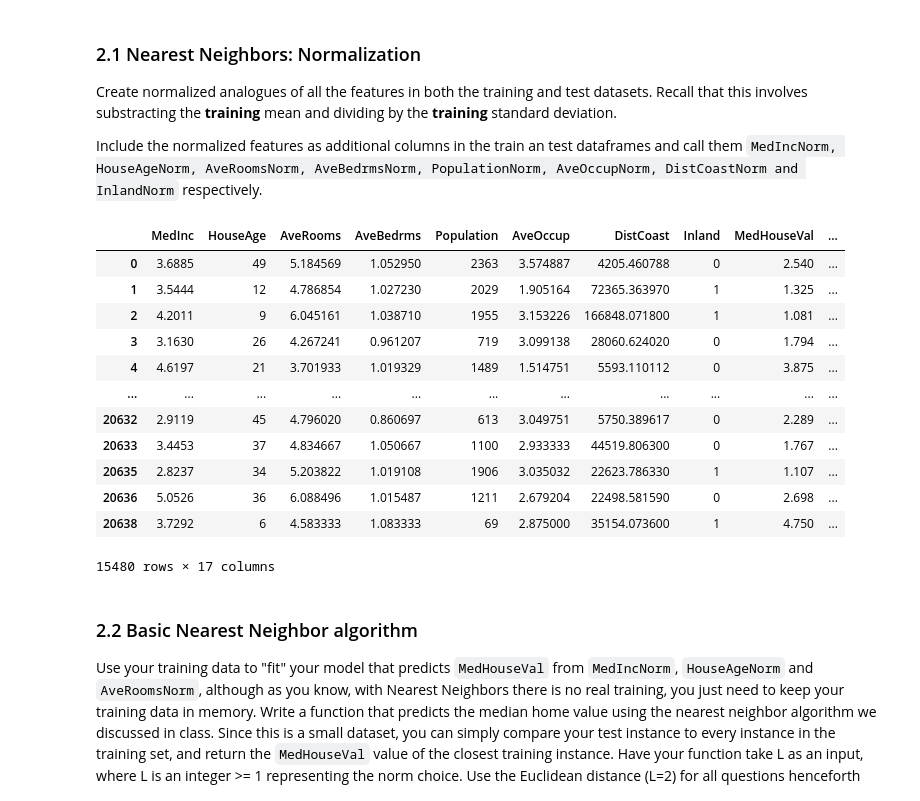
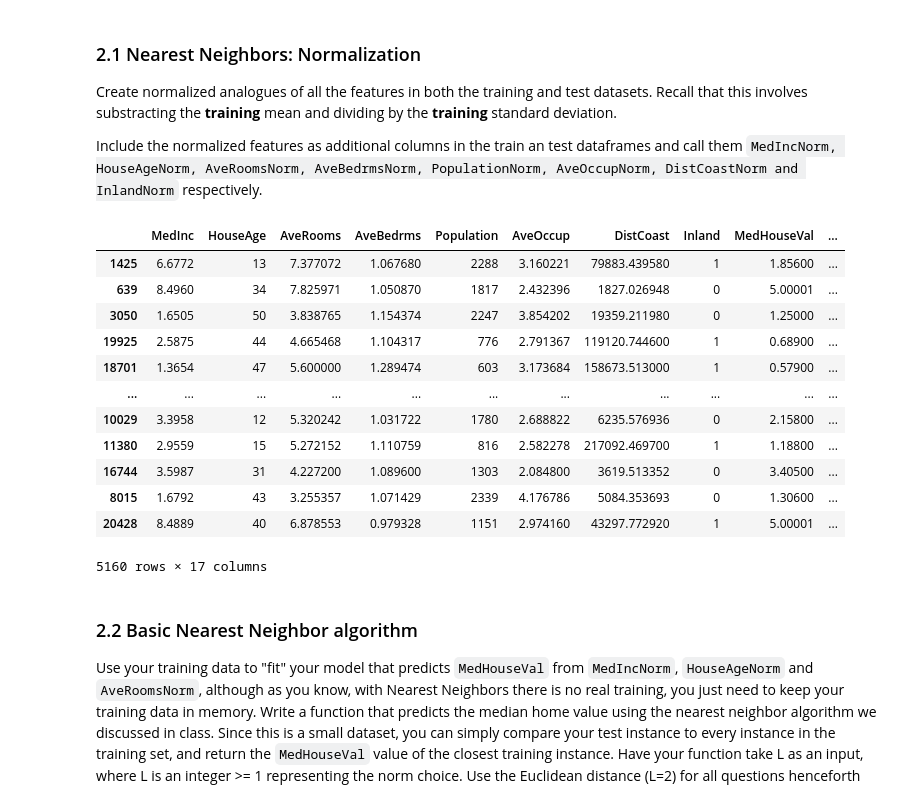
Before and after one commit to jatkins23/info251-aml-s24, a Jupyter notebook: psets/PS3/ATKINS_Jon-PS3.ipynb, the cells around one changed output. Drawn from its saved outputs; the diff is of its cells as text; code cells hidden in the pictures.

```diff
--- a/psets/PS3/ATKINS_Jon-PS3.ipynb
+++ b/psets/PS3/ATKINS_Jon-PS3.ipynb
@@ -108,11 +107,16 @@ n = len(cal_df)
 test_n = int(np.ceil(n * test_prop))
 
 indices = cal_df.index.values
+np.random.shuffle(indices)
+test_indices = indices[:test_n]
+train_indices = indices[test_n:]
 
-test_indices = np.random.choice(indices, size = test_n, replace=False)
-train_indices = np.array([i for i in indices if i not in test_indices]) # this is so slow :/
+# Shuffle ids
+# test_indices = np.random.choice(indices, size = test_n, replace=False)
+# train_indices = np.array([i for i in indices if i not in test_indices])
 
-assert np.size(test_indices) == test_n
+assert np.intersect1d(test_indices, train_indices).shape[0] == 0
+assert test_indices.shape[0] == test_n
 
 # Create actual test/train
 cal_df_test = cal_df.loc[test_indices,:]
@@ -286,25 +291,34 @@ Include the normalized features as additional columns in the train an test dataf
 `MedIncNorm, HouseAgeNorm, AveRoomsNorm, AveBedrmsNorm, PopulationNorm, AveOccupNorm, DistCoastNorm and InlandNorm` respectively.
 # %%
 # your code here
-cal_df_train__normalized = cal_df_train.apply(lambda x: (x - np.nanmean(x)) / np.nanstd(x)).rename(columns = lambda x: x + 'Norm')
+
+# Train
+cal_df_train__norm_temp = cal_df_train.apply(lambda x: (x - np.nanmean(x)) / np.nanstd(x)).rename(columns = lambda x: x + 'Norm')
 # (cal_df_train - cal_df_train.mean()) / cal_df_train.std() <- after looking it up, apparently this works too since pandas automatically applies colum-wise
-cal_df_train__with_norm = pd.merge(cal_df_train, cal_df_train__normalized, left_index=True, right_index=True)
-cal_df_train__with_norm = cal_df_train__with_norm.drop('MedHouseValNorm', axis=1)
-cal_df_train__with_norm
+cal_df_train__norm = pd.merge(cal_df_train, cal_df_train__norm_temp, left_index=True, right_index=True)
+cal_df_train__norm = cal_df_train__norm.drop('MedHouseValNorm', axis=1)
+cal_df_train__norm
+
+# Test
+cal_df_test__norm_temp = (cal_df_test - cal_df_train.mean()) / cal_df_train.std()
+cal_df_test__norm_temp = cal_df_test__norm_temp.rename(columns = lambda x: x + 'Norm')
+cal_df_test__norm = pd.merge(cal_df_test, cal_df_test__norm_temp, left_index=True, right_index=True)
+cal_df_test__norm = cal_df_test__norm.drop('MedHouseValNorm', axis=1)
+cal_df_test__norm
 # %% [output]
 |  | MedInc | HouseAge | AveRooms | AveBedrms | Population | AveOccup | DistCoast | Inland | MedHouseVal | ... |
-| 0 | 3.6885 | 49 | 5.184569 | 1.052950 | 2363 | 3.574887 | 4205.460788 | 0 | 2.540 | ... |
-| 1 | 3.5444 | 12 | 4.786854 | 1.027230 | 2029 | 1.905164 | 72365.363970 | 1 | 1.325 | ... |
-| 2 | 4.2011 | 9 | 6.045161 | 1.038710 | 1955 | 3.153226 | 166848.071800 | 1 | 1.081 | ... |
-| 3 | 3.1630 | 26 | 4.267241 | 0.961207 | 719 | 3.099138 | 28060.624020 | 0 | 1.794 | ... |
-| 4 | 4.6197 | 21 | 3.701933 | 1.019329 | 1489 | 1.514751 | 5593.110112 | 0 | 3.875 | ... |
+| 1425 | 6.6772 | 13 | 7.377072 | 1.067680 | 2288 | 3.160221 | 79883.439580 | 1 | 1.85600 | ... |
+| 639 | 8.4960 | 34 | 7.825971 | 1.050870 | 1817 | 2.432396 | 1827.026948 | 0 | 5.00001 | ... |
+| 3050 | 1.6505 | 50 | 3.838765 | 1.154374 | 2247 | 3.854202 | 19359.211980 | 0 | 1.25000 | ... |
+| 19925 | 2.5875 | 44 | 4.665468 | 1.104317 | 776 | 2.791367 | 119120.744600 | 1 | 0.68900 | ... |
+| 18701 | 1.3654 | 47 | 5.600000 | 1.289474 | 603 | 3.173684 | 158673.513000 | 1 | 0.57900 | ... |
 | ... | ... | ... | ... | ... | ... | ... | ... | ... | ... | ... |
-| 20632 | 2.9119 | 45 | 4.796020 | 0.860697 | 613 | 3.049751 | 5750.389617 | 0 | 2.289 | ... |
-| 20633 | 3.4453 | 37 | 4.834667 | 1.050667 | 1100 | 2.933333 | 44519.806300 | 0 | 1.767 | ... |
-| 20635 | 2.8237 | 34 | 5.203822 | 1.019108 | 1906 | 3.035032 | 22623.786330 | 1 | 1.107 | ... |
-| 20636 | 5.0526 | 36 | 6.088496 | 1.015487 | 1211 | 2.679204 | 22498.581590 | 0 | 2.698 | ... |
-| 20638 | 3.7292 | 6 | 4.583333 | 1.083333 | 69 | 2.875000 | 35154.073600 | 1 | 4.750 | ... |
+| 10029 | 3.3958 | 12 | 5.320242 | 1.031722 | 1780 | 2.688822 | 6235.576936 | 0 | 2.15800 | ... |
+| 11380 | 2.9559 | 15 | 5.272152 | 1.110759 | 816 | 2.582278 | 217092.469700 | 1 | 1.18800 | ... |
+| 16744 | 3.5987 | 31 | 4.227200 | 1.089600 | 1303 | 2.084800 | 3619.513352 | 0 | 3.40500 | ... |
+| 8015 | 1.6792 | 43 | 3.255357 | 1.071429 | 2339 | 4.176786 | 5084.353693 | 0 | 1.30600 | ... |
+| 20428 | 8.4889 | 40 | 6.878553 | 0.979328 | 1151 | 2.974160 | 43297.772920 | 1 | 5.00001 | ... |
-15480 rows × 17 columns
+5160 rows × 17 columns
 # %% [markdown]
 ### 2.2 Basic Nearest Neighbor algorithm
 
```
Also changed, not shown: parts of 41 cells of this notebook.
